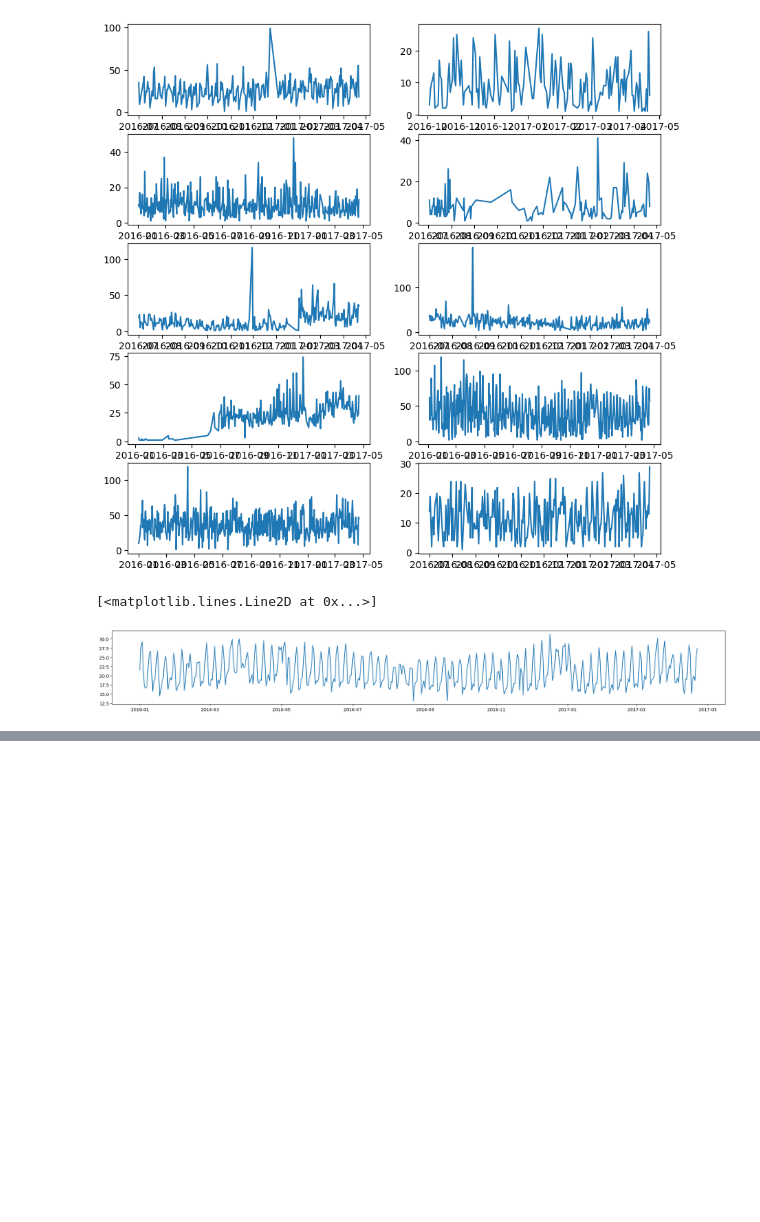
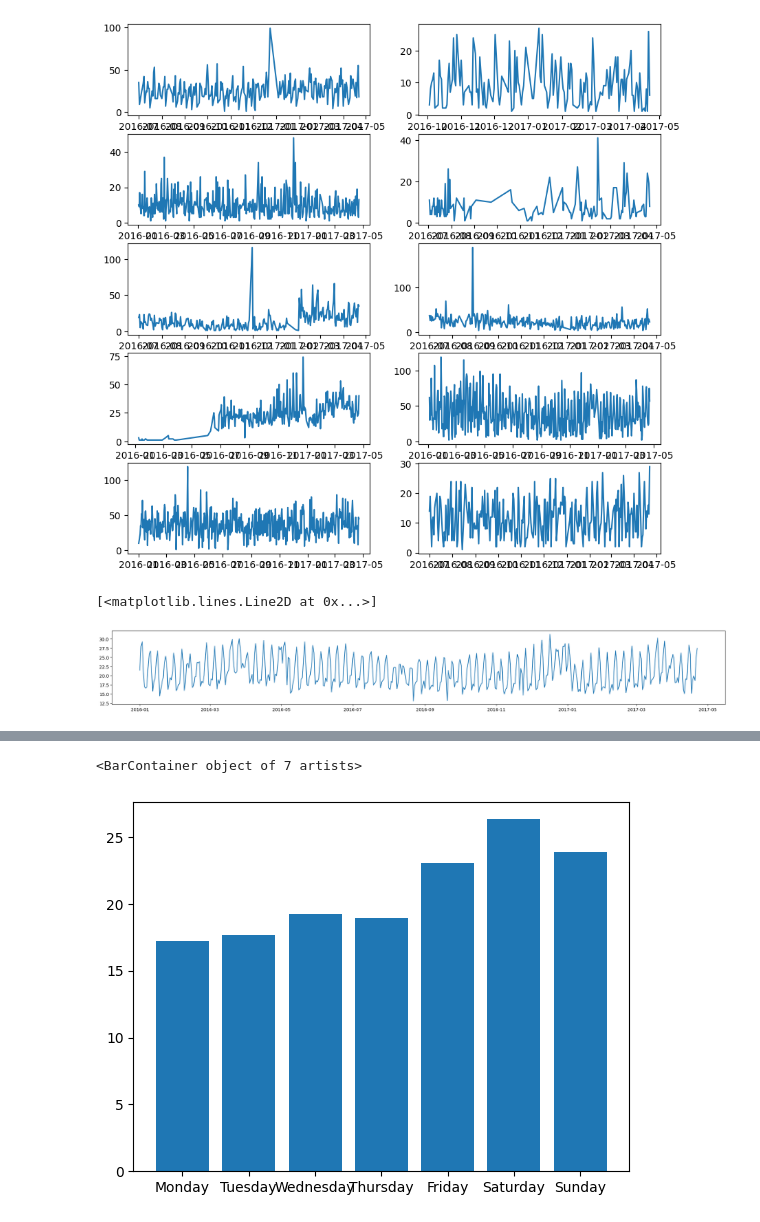
Before and after one commit to saoriyosano/recruit-restaurant-visitor-forecasting, a Jupyter notebook: eda.ipynb, the cells around one changed output, grey strips where cells are left out. Cells and saved outputs as stored; diff of their text form; code cells hidden in the pictures; blank space fills up the shorter version.

```diff
--- a/eda.ipynb
+++ b/eda.ipynb
@@ -409,0 +320,2 @@ train_x_weekly_new = train_x_weekly_new.fillna(train_x_weekly_new.mean()).transp
+# %%
+air_visit_data_with_date_info = air_visit_data.join(date_info.set_index('calendar_date'), on='visit_date', how='left')
@@ -409,0 +338,10 @@ train_x_weekly_new = train_x_weekly_new.fillna(train_x_weekly_new.mean()).transp
+# %%
+day_visitors = air_visit_data_with_date_info.groupby('day_of_week').agg({'visitors':'mean'}).reset_index()
+day_visitors.day_of_week = pd.Categorical(day_visitors.day_of_week, categories=['Monday', 'Tuesday', 'Wednesday', 'Thursday', 'Friday', 'Saturday', 'Sunday'], ordered=True)
+day_visitors.sort_values('day_of_week', inplace=True)
+# %%
+# average number of visitors by day of week
+plt.bar('day_of_week', 'visitors', data=day_visitors)
+# %% [output]
+<BarContainer object of 7 artists>
+[figure, added]
```
Also changed, not shown: parts of 43 cells of this notebook.
